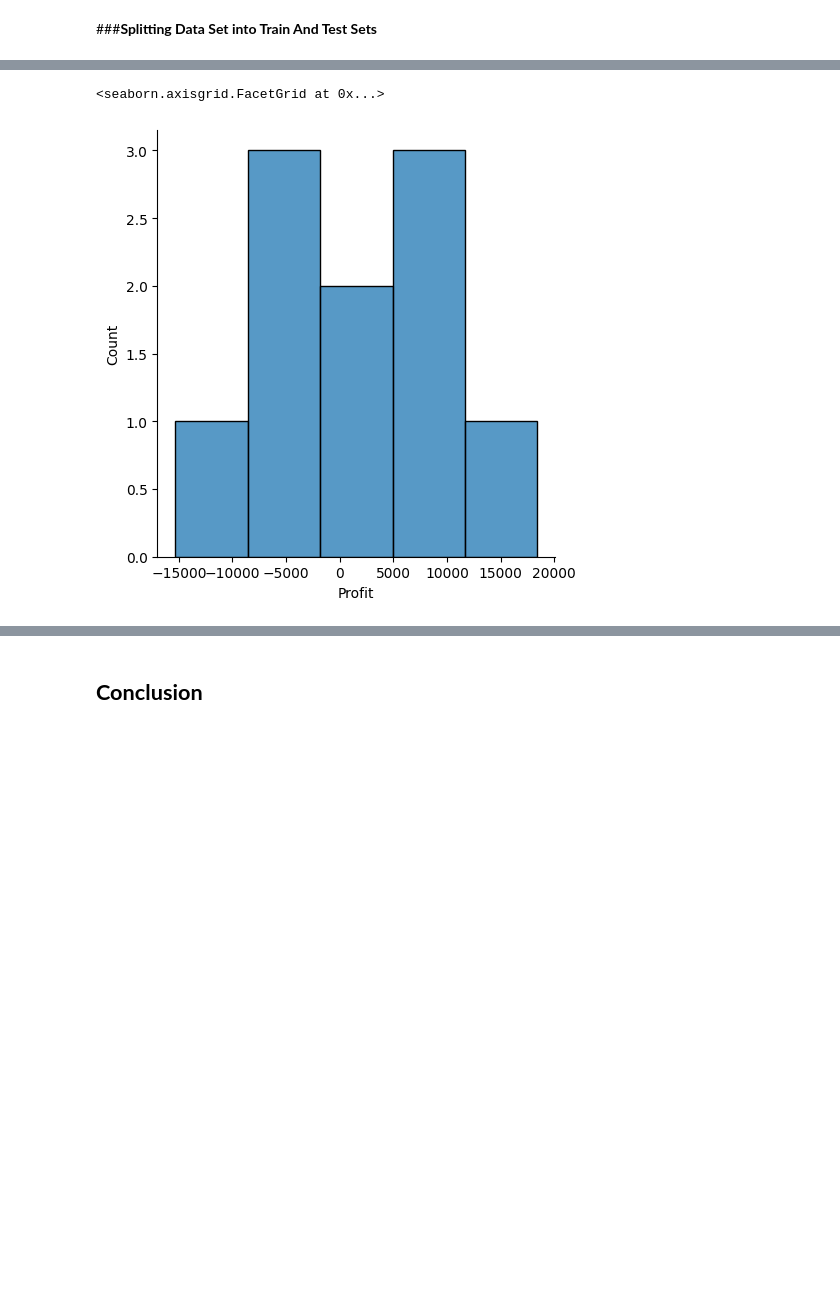
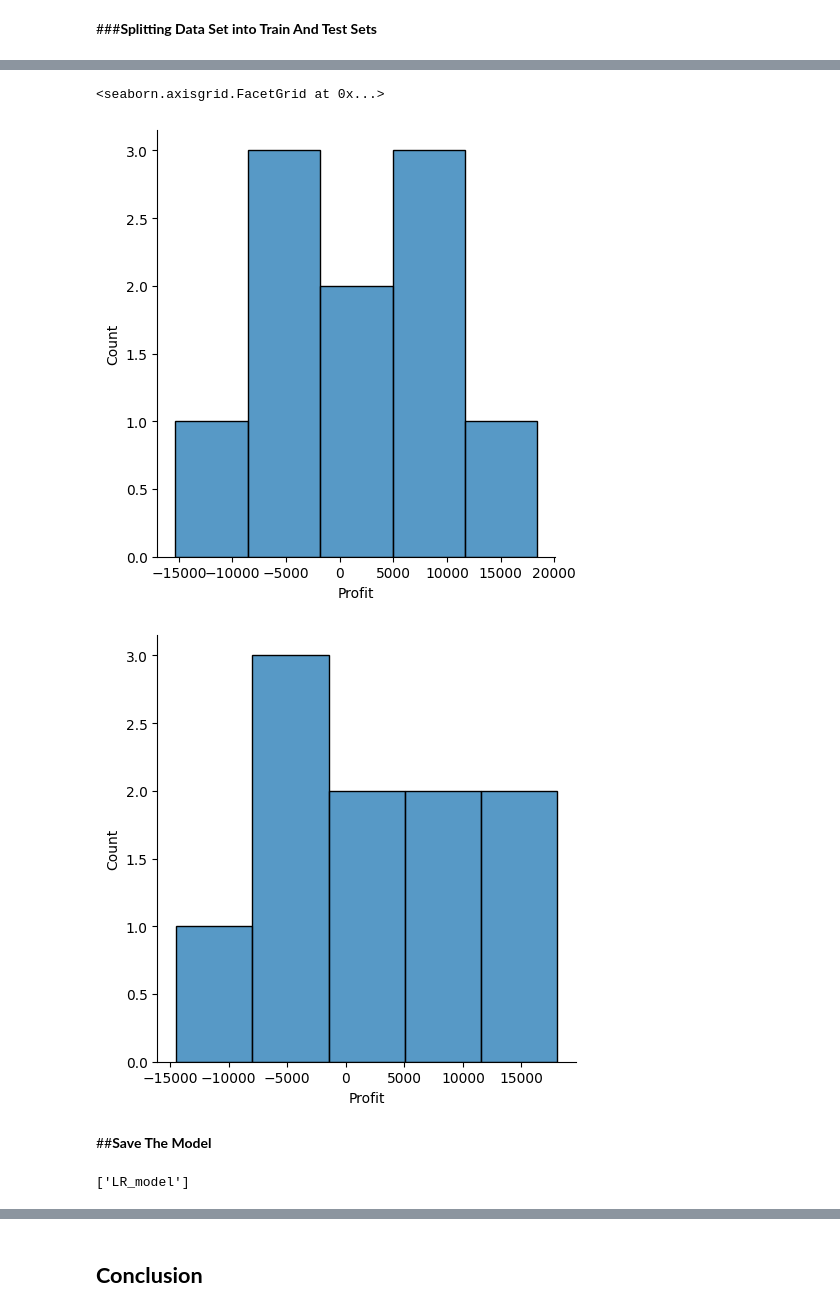
Before and after one commit to adamusengamana/Project_-50_Companies_Model-, a Jupyter notebook: Project_50_Companies_Model.ipynb, the cells around one changed output, grey strips where cells are left out. Drawn from its saved outputs; the diff is of its cells as text; code cells hidden in the pictures; blank space fills up the shorter version.

```diff
--- a/Project_50_Companies_Model.ipynb
+++ b/Project_50_Companies_Model.ipynb
@@ -245,5 +301,14 @@ evaluation
 # %%
-sns.displot((y_test-y_p))
+sns.displot((y_test-LR_predictions))
+sns.displot((y_test-Ridge_predictions))
 # %% [output]
 <seaborn.axisgrid.FacetGrid at 0x...>
 [figure]
+[figure, added]
+# %% [markdown]
+##**Save The Model**
+# %%
+filename= "LR_model"
+joblib.dump(LR_model, filename)
+# %% [output]
+['LR_model']
```
Also changed, not shown: parts of 26 cells of this notebook.
